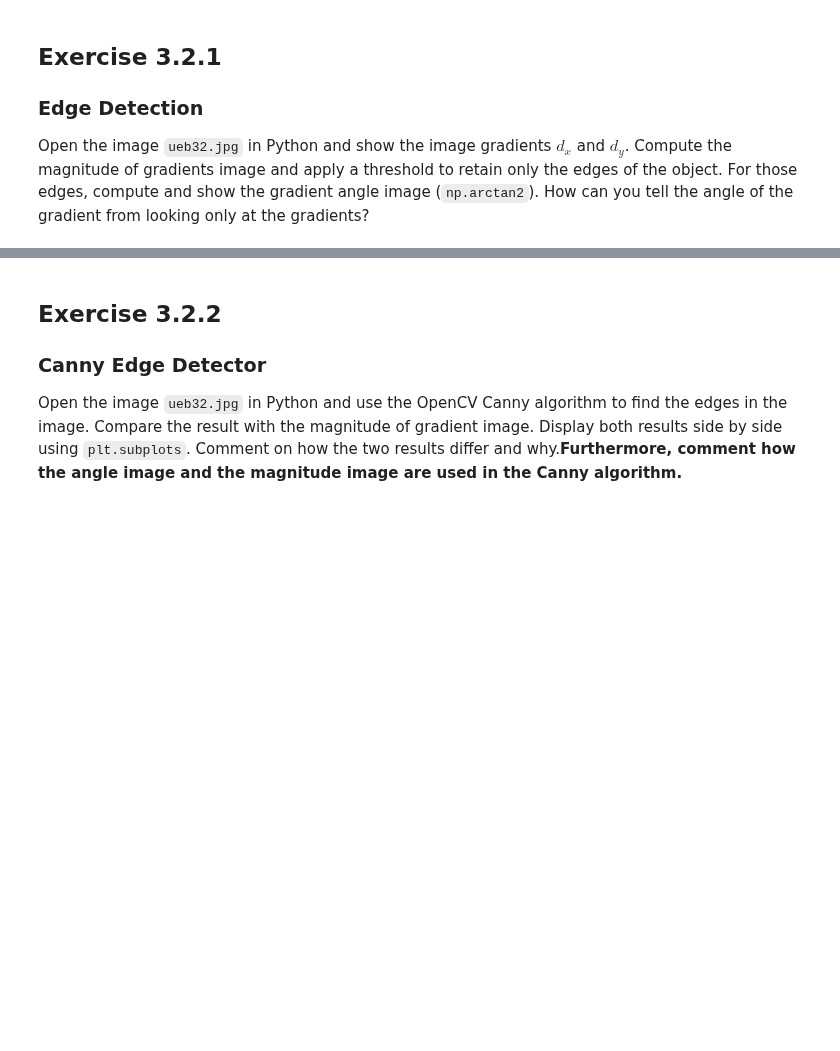
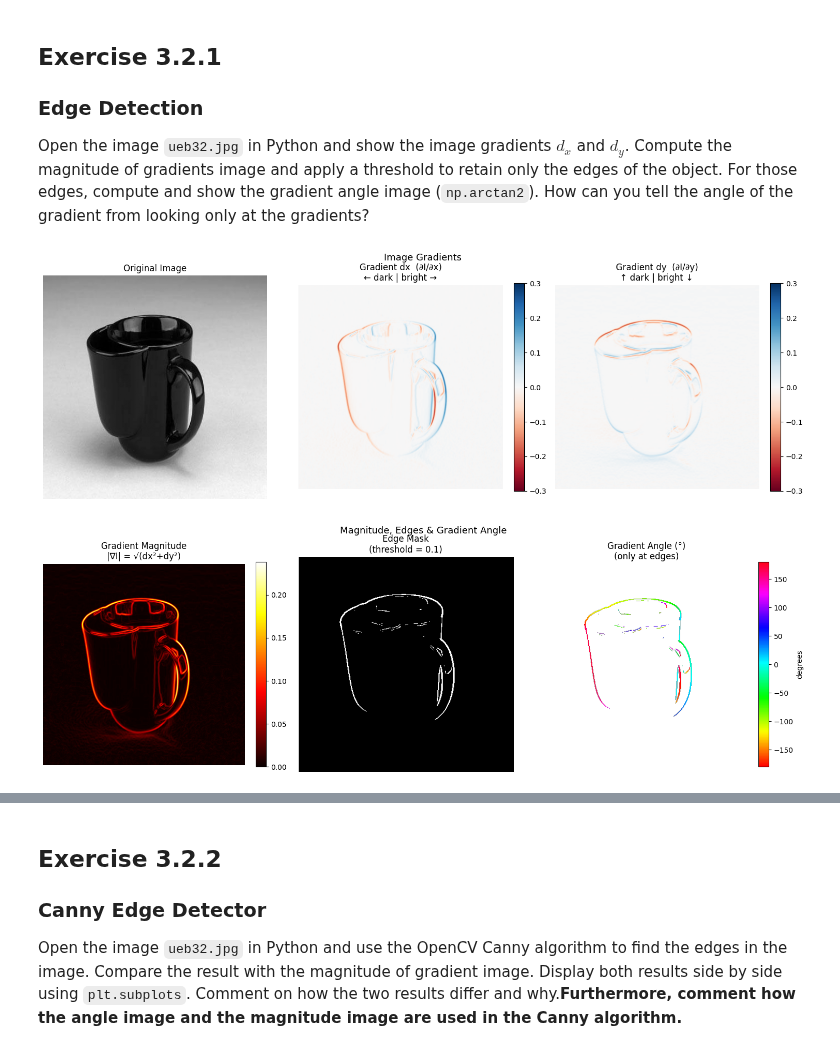
Before and after one commit to Jette-j/Computervision, a Jupyter notebook: exercise_3.ipynb, the cells around one changed output, grey strips where cells are left out. Saved outputs shown, nothing was run; the diff lists cells and outputs as text; code cells hidden in the pictures; blank space fills up the shorter version.

```diff
--- a/exercise_3.ipynb
+++ b/exercise_3.ipynb
@@ -78,0 +74,68 @@ Open the image `ueb32.jpg` in Python and show the image gradients $d_x$ and $d_y
+# %%
+# load image
+img = load_image_gray_normalized('/content/cs4250/data/exercise_3/ueb32.jpg')
+
+# smooth image (Gaussian blur to reduce noise before gradient)
+img_smooth = cv2.GaussianBlur(img, (5, 5), sigmaX=1.0)
+
+# compute and show gradient images
+gx, gy = gradient(img_smooth)
+fig, axes = plt.subplots(1, 3, figsize=(15, 5))
+
+axes[0].imshow(img, cmap='gray')
+axes[0].set_title('Original Image')
+
+# make images comparable (use same scale for comparability)
+# vmin/vmax symmetric around 0 → makes dx and dy directly comparable
+vlim = 0.3
+axes[1].imshow(gx, cmap='RdBu', vmin=-vlim, vmax=vlim)
+axes[1].set_title('Gradient dx  (∂I/∂x)\n← dark | bright →')
+plt.colorbar(axes[1].images[0], ax=axes[1], fraction=0.046)
+
+axes[2].imshow(gy, cmap='RdBu', vmin=-vlim, vmax=vlim)
+axes[2].set_title('Gradient dy  (∂I/∂y)\n↑ dark | bright ↓')
+plt.colorbar(axes[2].images[0], ax=axes[2], fraction=0.046)
+
+for ax in axes:
+    ax.axis('off')
+plt.suptitle('Image Gradients', fontsize=13)
+plt.tight_layout()
+plt.show()
+
+# compute gradient magnitude
+magnitude = np.sqrt(gx**2 + gy**2)
+
+# compute an angle image that should be in range [-180,+180]
+# --- Threshold to keep only real edges ---
+threshold = 0.1
+edge_mask = magnitude > threshold
+
+# --- Gradient angle in degrees [-180, +180] ---
+angle_deg = np.degrees(np.arctan2(gy, gx))   # arctan2(dy, dx) !
+
+
+# show angles only for real edges
+angle_masked = np.where(edge_mask, angle_deg, np.nan)
+
+# --- Visualization ---
+fig, axes = plt.subplots(1, 3, figsize=(15, 5))
+
+axes[0].imshow(magnitude, cmap='hot')
+axes[0].set_title(f'Gradient Magnitude\n|∇I| = √(dx²+dy²)')
+plt.colorbar(axes[0].images[0], ax=axes[0], fraction=0.046)
+
+axes[1].imshow(edge_mask, cmap='gray')
+axes[1].set_title(f'Edge Mask\n(threshold = {threshold})')
+
+im = axes[2].imshow(angle_masked, cmap='hsv', vmin=-180, vmax=180)
+axes[2].set_title('Gradient Angle (°)\n(only at edges)')
+plt.colorbar(im, ax=axes[2], fraction=0.046, label='degrees')
+
+for ax in axes:
+    ax.axis('off')
+plt.suptitle('Magnitude, Edges & Gradient Angle', fontsize=13)
+plt.tight_layout()
+plt.show()
+# %% [output]
+[figure, added]
+[figure, added]
```
Also changed, not shown: parts of 13 cells of this notebook.
